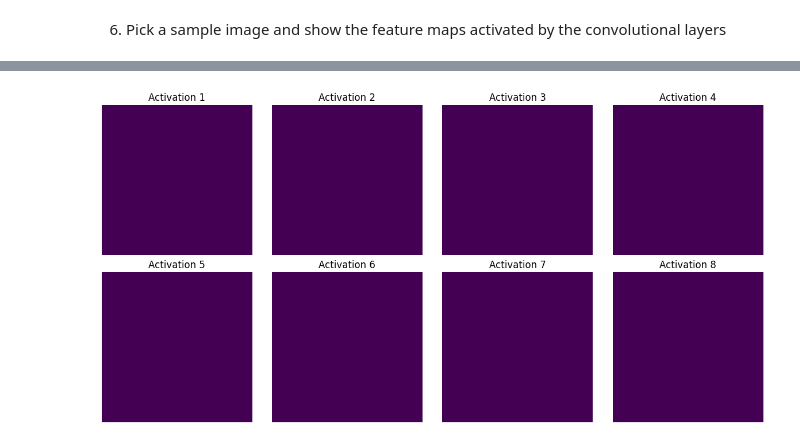
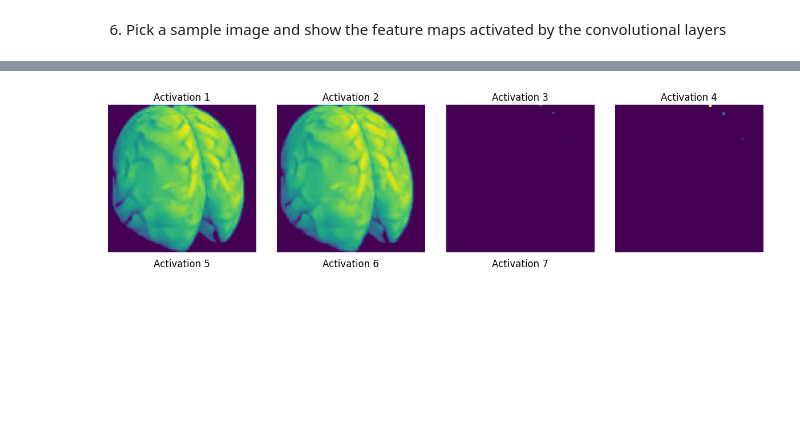
Before and after one commit to PaolaMaribel18/RI_2024a, a Jupyter notebook: week13/introCNN.ipynb, the cells around one changed output, grey strips where cells are left out. Saved outputs shown, nothing was run; the diff lists cells and outputs as text; code cells hidden in the pictures.

```diff
--- a/week13/introCNN.ipynb
+++ b/week13/introCNN.ipynb
@@ -532,13 +549,18 @@ Entre estos modelos, el Modelo 4 logró la mayor precisión en el conjunto de pr
 # %%
 misclassified_images = []
 misclassified_labels = []
+
 for image, label in test_dataset:
-    predictions = model4.predict(image)
+    predictions = model.predict(image)
     predicted_label = np.argmax(predictions, axis=1)
     misclassified_idx = np.where(predicted_label != label.numpy())[0]
     for idx in misclassified_idx:
         misclassified_images.append(image[idx])
         misclassified_labels.append(predicted_label[idx])
+
+max_display = 25
+misclassified_images = misclassified_images[:max_display]
+misclassified_labels = misclassified_labels[:max_display]
 
 plt.figure(figsize=(9, 9))
 for i in range(len(misclassified_images)):
@@ -546,5 +568,6 @@ for i in range(len(misclassified_images)):
     plt.imshow(misclassified_images[i])
     plt.title(f"Predicted: {misclassified_labels[i]}")
     plt.axis('off')
+plt.tight_layout()
 plt.show()
 # %% [output]
@@ -576,8 +598,8 @@ ValueError: ignored
 sample_image, _ = next(itertools.islice(iter(test_dataset), 0, 1))
 sample_image = sample_image[:1]
 
-activation_model = models.Model(inputs=model4.input,
-                                outputs=[layer.output for layer in model4.layers])
+activation_model = models.Model(inputs=model.input,
+                                outputs=[layer.output for layer in model.layers])
 activations = activation_model.predict(sample_image)
 
 plt.figure(figsize=(12, 6))
@@ -596 +618 @@ plt.show()
-[figure, old version]
+[figure, new version]
```
Also changed, not shown: parts of 12 cells of this notebook.
